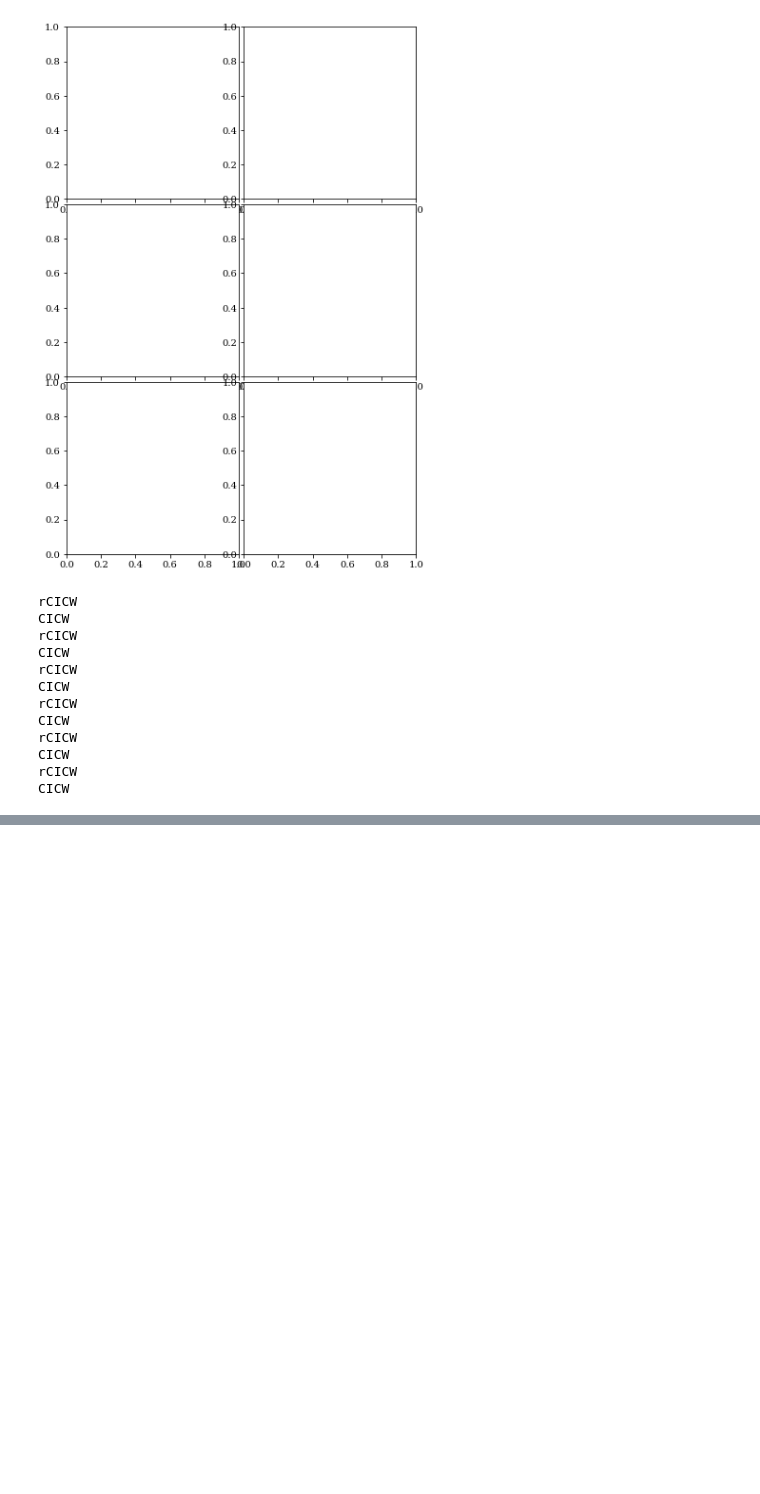
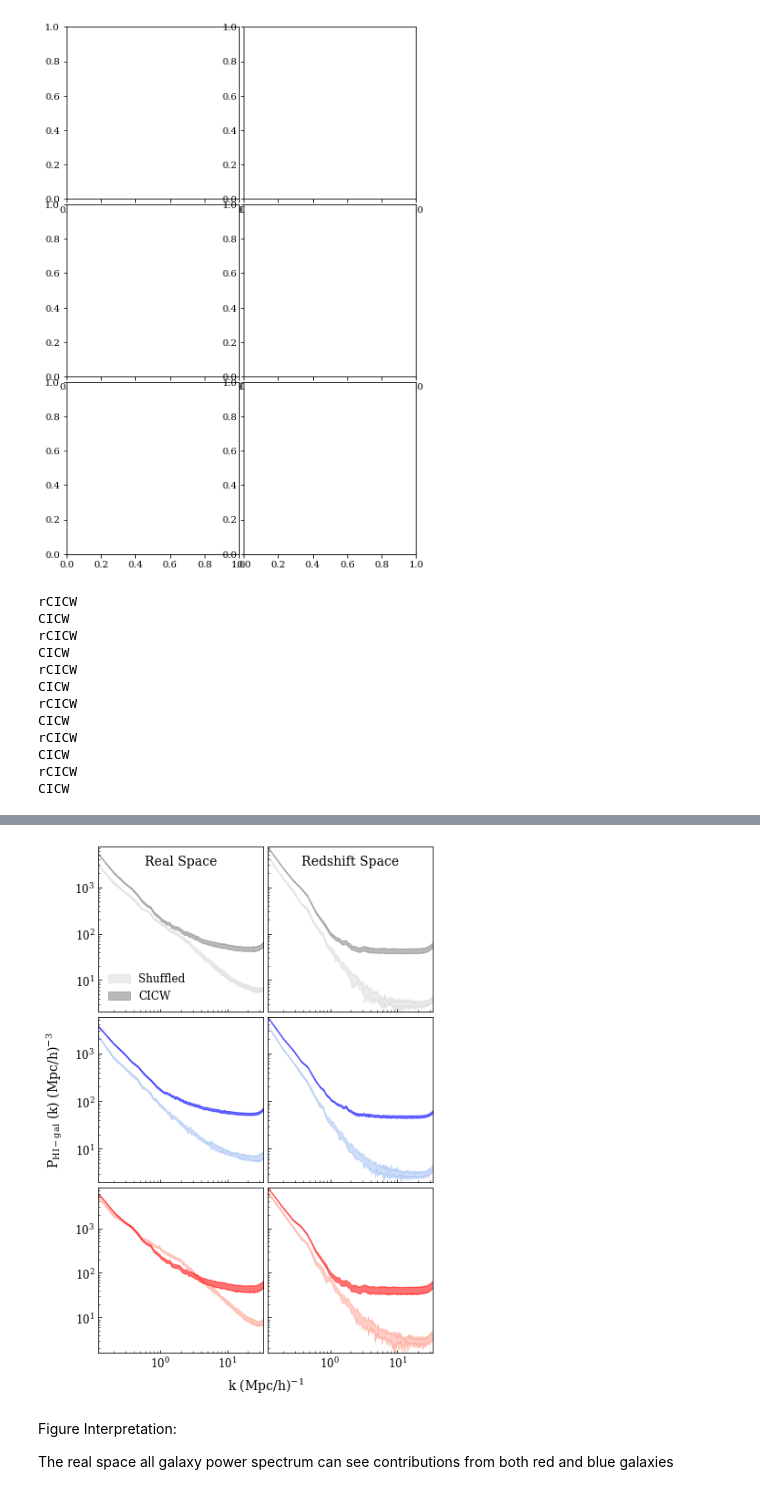
Before and after one commit to calvinosinga/hcolor, a Jupyter notebook: fig_md_analysis/randomMAS/randomMAS.ipynb, the cells around one changed output, grey strips where cells are left out. Drawn from its saved outputs; the diff is of its cells as text; code cells hidden in the pictures; blank space fills up the shorter version.

```diff
--- a/fig_md_analysis/randomMAS/randomMAS.ipynb
+++ b/fig_md_analysis/randomMAS/randomMAS.ipynb
@@ -161,0 +178,4 @@ fig
+# %%
+flib = copy.copy(flib_og)
+flib.createFigGrid(3, 2, panel_length = 2.5)
+fig, panels = flib.getFig()
@@ -161,0 +234,8 @@ fig
+# %%
+fig
+# %% [output]
+[figure, added]
+# %% [markdown]
+Figure Interpretation:
+
+The real space all galaxy power spectrum can see contributions from both red and blue galaxies
```
Also changed, not shown: parts of 14 cells of this notebook, 2 other files.
